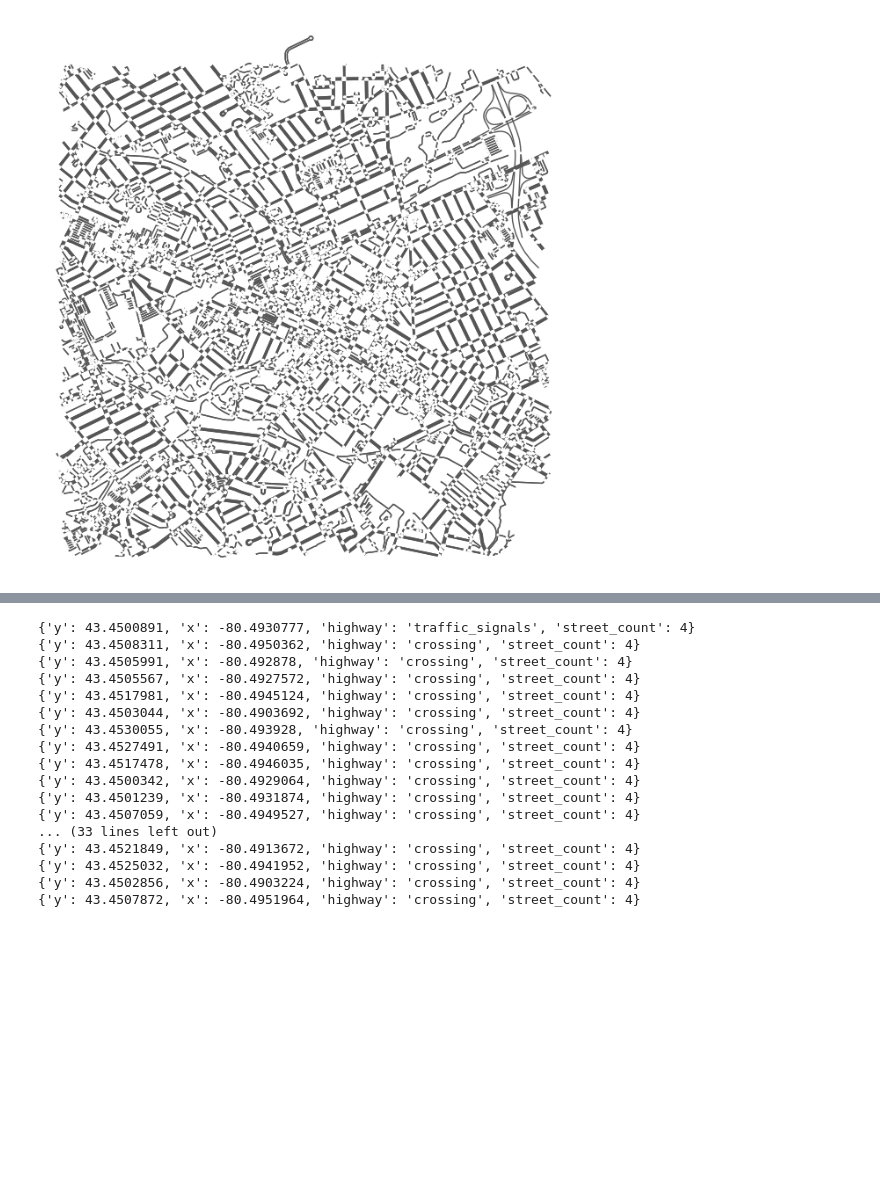
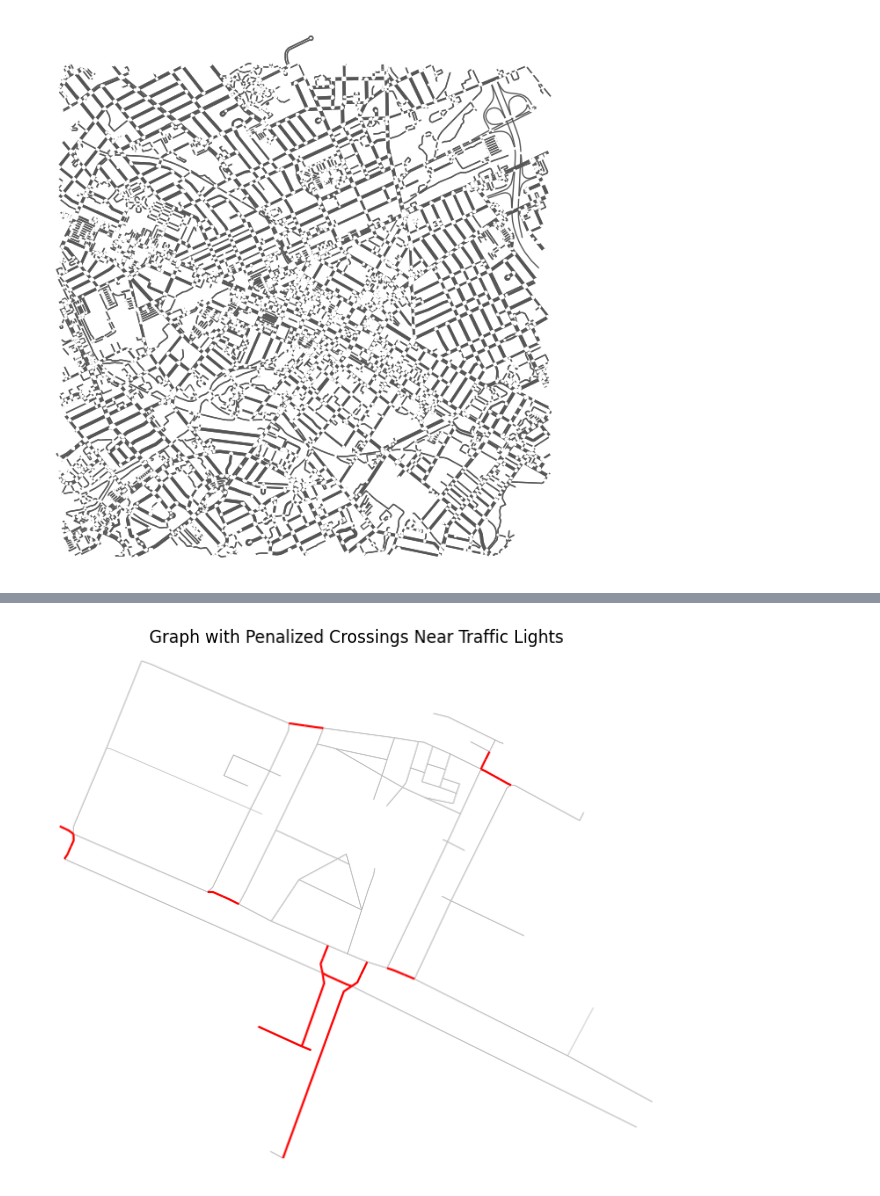
Before and after one commit to mbells/active_transport_ds, a Jupyter notebook: map_analysis/City_walkability.ipynb, the cells around one changed output, grey strips where cells are left out. Saved outputs shown, nothing was run; the diff lists cells and outputs as text; code cells hidden in the pictures; blank space fills up the shorter version.

```diff
--- a/map_analysis/City_walkability.ipynb
+++ b/map_analysis/City_walkability.ipynb
@@ -410,30 +447,52 @@ Found 467 of type crossing.
-# %%
-#  traffic_lights = [
- #       node for node, data in G_penalized.nodes(data=True)
- #       if data.get('highway') == 'traffic_signals'
- #   ]
-for node, data in G_penalized.nodes(data=True):
-  #print(data)
-  if data.get('highway') is not None:
-    print(data)
-# %% [output]
-{'y': 43.4500891, 'x': -80.4930777, 'highway': 'traffic_signals', 'street_count': 4}
-{'y': 43.4508311, 'x': -80.4950362, 'highway': 'crossing', 'street_count': 4}
-{'y': 43.4505991, 'x': -80.492878, 'highway': 'crossing', 'street_count': 4}
-{'y': 43.4505567, 'x': -80.4927572, 'highway': 'crossing', 'street_count': 4}
-{'y': 43.4517981, 'x': -80.4945124, 'highway': 'crossing', 'street_count': 4}
-{'y': 43.4503044, 'x': -80.4903692, 'highway': 'crossing', 'street_count': 4}
-{'y': 43.4530055, 'x': -80.493928, 'highway': 'crossing', 'street_count': 4}
-{'y': 43.4527491, 'x': -80.4940659, 'highway': 'crossing', 'street_count': 4}
-{'y': 43.4517478, 'x': -80.4946035, 'highway': 'crossing', 'street_count': 4}
-{'y': 43.4500342, 'x': -80.4929064, 'highway': 'crossing', 'street_count': 4}
-{'y': 43.4501239, 'x': -80.4931874, 'highway': 'crossing', 'street_count': 4}
-{'y': 43.4507059, 'x': -80.4949527, 'highway': 'crossing', 'street_count': 4}
-... (33 lines left out)
-{'y': 43.4521849, 'x': -80.4913672, 'highway': 'crossing', 'street_count': 4}
-{'y': 43.4525032, 'x': -80.4941952, 'highway': 'crossing', 'street_count': 4}
-{'y': 43.4502856, 'x': -80.4903224, 'highway': 'crossing', 'street_count': 4}
-{'y': 43.4507872, 'x': -80.4951964, 'highway': 'crossing', 'street_count': 4}
+# %%
+import matplotlib.pyplot as plt
+from shapely.geometry import LineString
+from matplotlib.collections import LineCollection
+
+def plot_graph_with_penalties(G, penalty_attr='penalized_length', base_attr='length'):
+    """
+    Plot the graph with penalized edges in red.
+
+    Parameters:
+        G (networkx.MultiDiGraph): The graph to plot
+        penalty_attr (str): Edge attribute used to represent penalized weight
+        base_attr (str): Original weight attribute for comparison
+    """
+    # 1. Plot base graph in light gray
+    fig, ax = ox.plot_graph(G, show=False, close=False, node_size=0, edge_color="#bbbbbb", edge_linewidth=0.5, bgcolor='white',)
+
+    # 2. Identify penalized edges (where penalized_length > length)
+    penalized_edges = []
+    for u, v, k, data in G.edges(keys=True, data=True):
+        if data.get(penalty_attr, 0) > data.get(base_attr, 0):
+            penalized_edges.append((u, v, k))
+
+    # 3. Draw penalized edges in red
+    lines = []
+    for u, v, k in penalized_edges:
+        edge_data = G.edges[u, v, k]
+        if 'geometry' in edge_data:
+            lines.append(edge_data['geometry'])
+        else:
+            point_u = (G.nodes[u]['x'], G.nodes[u]['y'])
+            point_v = (G.nodes[v]['x'], G.nodes[v]['y'])
+            lines.append(LineString([point_u, point_v]))
+
+    if lines:
+        #from descartes import PolygonPatch
+
+        #
+
+        lc = LineCollection([list(line.coords) for line in lines], colors='red', linewidths=1.5)
+        ax.add_collection(lc)
+
+    plt.title("Graph with Penalized Crossings Near Traffic Lights")
+    plt.show()
+
+
+plot_graph_with_penalties(G_penalized)
+# %% [output]
+[figure, added]
 # %%
 for edge_u, edge_v, data in G_penalized.edges(data=True):
 #  print(data)
```
Also changed, not shown: parts of 9 cells of this notebook.
